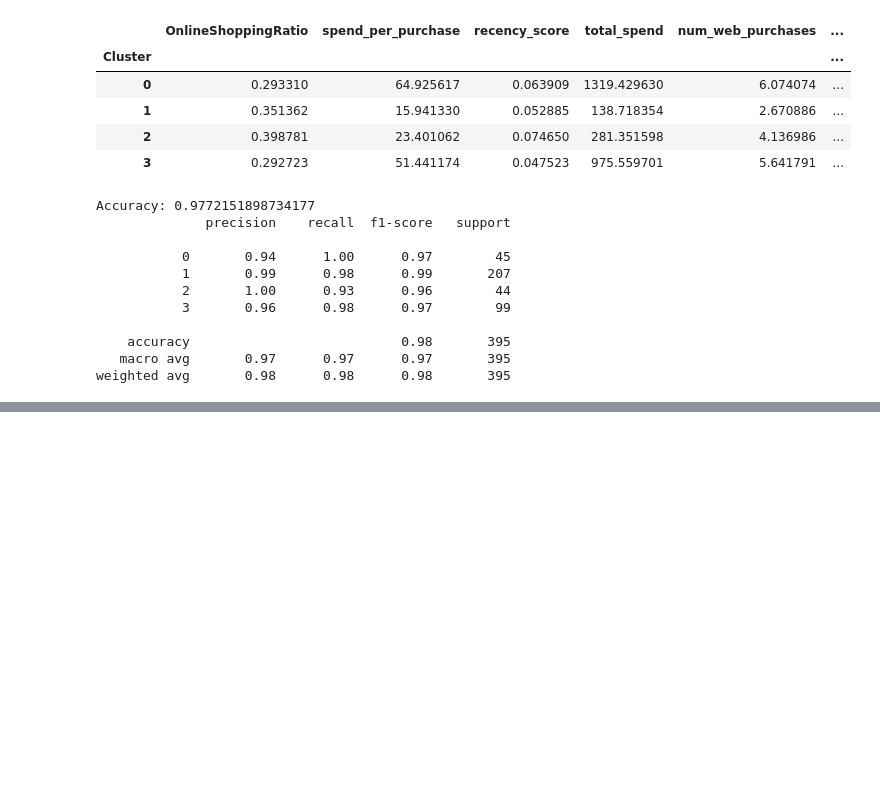
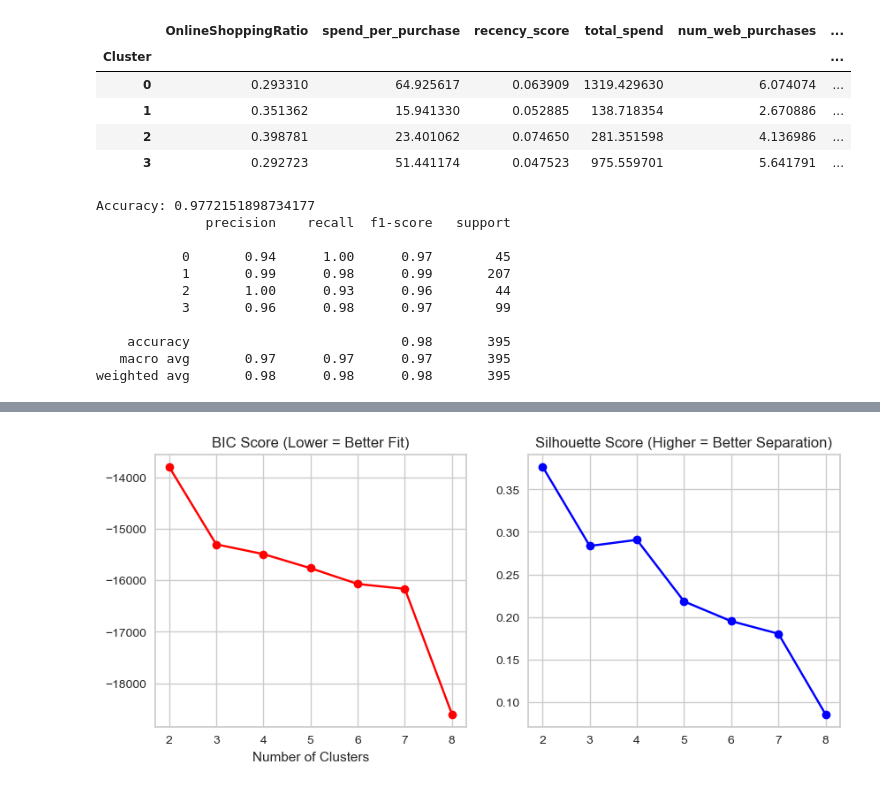
Before and after one commit to zeyadahmedh/Retail-Service-Customer-Segmentation-and-Analysis, a Jupyter notebook: Data & Preprocessing/Data Preprocessing Notebook.ipynb, the cells around one changed output, grey strips where cells are left out. Drawn from its saved outputs; the diff is of its cells as text; code cells hidden in the pictures; blank space fills up the shorter version.

```diff
--- a/Data & Preprocessing/Data Preprocessing Notebook.ipynb
+++ b/Data & Preprocessing/Data Preprocessing Notebook.ipynb
@@ -472,9 +472,11 @@ best_scores = {}
 for k in range(2, 20):
     kmeans = KMeans(n_clusters=k, random_state=42)
     labels = kmeans.fit_predict(X_pca)
+    kmeans_centers = kmeans.cluster_centers_
     score = silhouette_score(X_pca, labels)
     best_scores[k] = score
     print(f"k={k}: Silhouette Score = {score:.3f}")
+print(kmeans_centers)
 # %% [output]
 k=2: Silhouette Score = 0.590
 k=3: Silhouette Score = 0.632
@@ -558,0 +571,81 @@ weighted avg       0.98      0.98      0.98       395
+# %%
+from sklearn.mixture import GaussianMixture
+from sklearn.metrics import silhouette_score
+from sklearn.decomposition import PCA
+
+
+pca_expert = PCA(n_components=0.90) #capture 90% of the variance (more variance than 2 components could capture)
+X_pca_expert = pca_expert.fit_transform(X_scaled)
+print(f"components retained to explain 90% variance: {X_pca_expert.shape[1]}")
+
+# best k using Silhouette
+'''best_k = 0
+best_score = -1
+results = {}
+
+for k in range(2, 20):
+    kmeans = KMeans(n_clusters=k, random_state=42, n_init=10)
+    kmeans_labels = kmeans.fit_predict(X_pca)
+    kmeans_centers = kmeans.cluster_centers_
+
+    gmm = GaussianMixture(n_components=k, covariance_type='full', means_init=kmeans_centers, random_state=42)
+    gmm.fit(X_pca)
+
+    gmm_labels = gmm.predict(X_pca)
+
+    score = silhouette_score(X_pca, gmm_labels)
+    results[k] = score
+
+    if score > best_score:
+        best_score = score
+        best_k = k
+        final_gmm_labels = gmm_labels
+
+print("\n--- GMM K-Selection Results ---")
+for k, score in results.items():
+    print(f"GMM k={k} Silhouette Score: {score:.4f}")
+
+print(f"\nOptimal GMM k: {best_k} (Score: {best_score:.4f})")
+
+# add the final labels
+df_clean['GMM_Cluster'] = final_gmm_labels'''
+
+# multi-metric evaluation (BIC & Silhouette) (BIC is more suitable for GMM)
+bic_scores = []
+sil_scores = []
+k_range = range(2, 9)
+
+for k in k_range:
+    km = KMeans(n_clusters=k, n_init=10, random_state=42)
+    km.fit(X_pca_expert)
+
+    # initialize with K-Means centers
+    gmm = GaussianMixture(n_components=k,
+                          covariance_type='full',
+                          means_init=km.cluster_centers_,
+                          random_state=42)
+    gmm.fit(X_pca_expert)
+    labels = gmm.predict(X_pca_expert)
+
+    bic_scores.append(gmm.bic(X_pca_expert))
+    sil_scores.append(silhouette_score(X_pca_expert, labels))
+
+plt.figure(figsize=(10, 4))
+plt.subplot(1, 2, 1)
+plt.plot(k_range, bic_scores, marker='o', color='red')
+plt.title('BIC Score (Lower = Better Fit)')
+plt.xlabel('Number of Clusters')
+plt.subplot(1, 2, 2)
+plt.plot(k_range, sil_scores, marker='o', color='blue')
+plt.title('Silhouette Score (Higher = Better Separation)')
+plt.show()
+
+# (assuming k=4 based on our previous best results)
+final_k = 4
+km_final = KMeans(n_clusters=final_k, random_state=42).fit(X_pca_expert)
+gmm_final = GaussianMixture(n_components=final_k,
+                            covariance_type='full',
+                            means_init=km_final.cluster_centers_,
+                            random_state=42)
+df_clean['GMM_Cluster'] = gmm_final.fit_predict(X_pca_expert)
+# %% [output]
@@ -558,0 +653 @@ weighted avg       0.98      0.98      0.98       395
+[figure, added]
```
Also changed, not shown: parts of 10 cells of this notebook.
